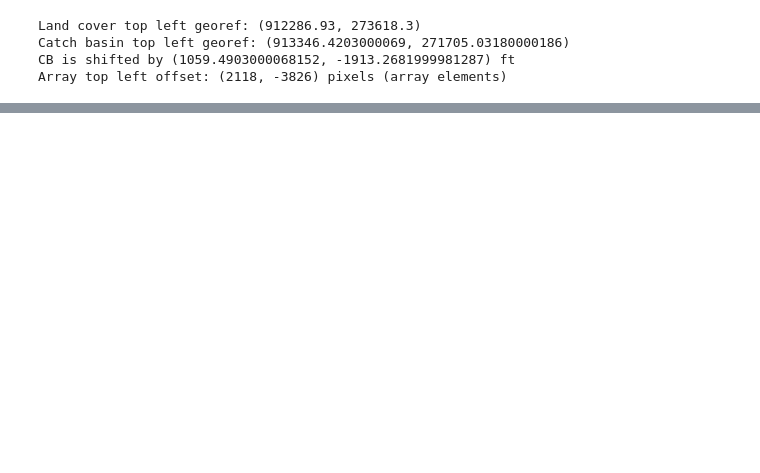
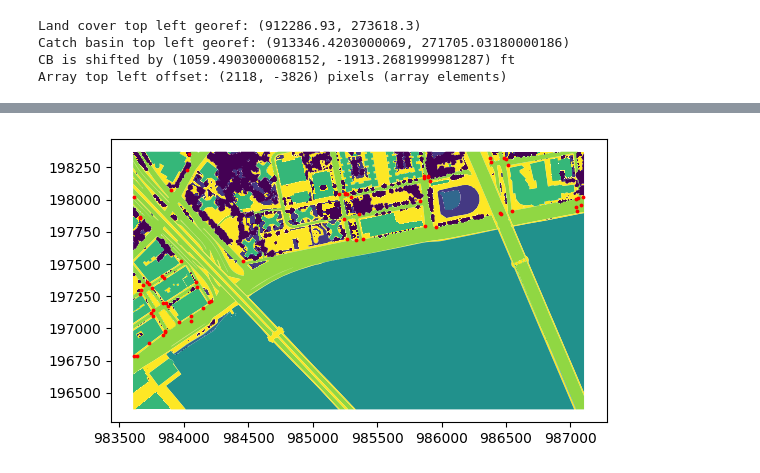
Before and after one commit to courtney-smith-97/flood-risk, a Jupyter notebook: eda/align_datasets.ipynb, the cells around one changed output, grey strips where cells are left out. Cells and saved outputs as stored; diff of their text form; code cells hidden in the pictures; blank space fills up the shorter version.

```diff
--- a/eda/align_datasets.ipynb
+++ b/eda/align_datasets.ipynb
@@ -60,0 +175,4 @@ gdal_array.BandReadAsArray(band, x_offset, y_offset, x_size, y_size)
+# %%
+plot_lc_cb(np.array(40.711157), np.array(-74.002321), 3500, 2000)
+# %% [output]
+[figure, added]
```
Also changed, not shown: parts of 12 cells of this notebook.
